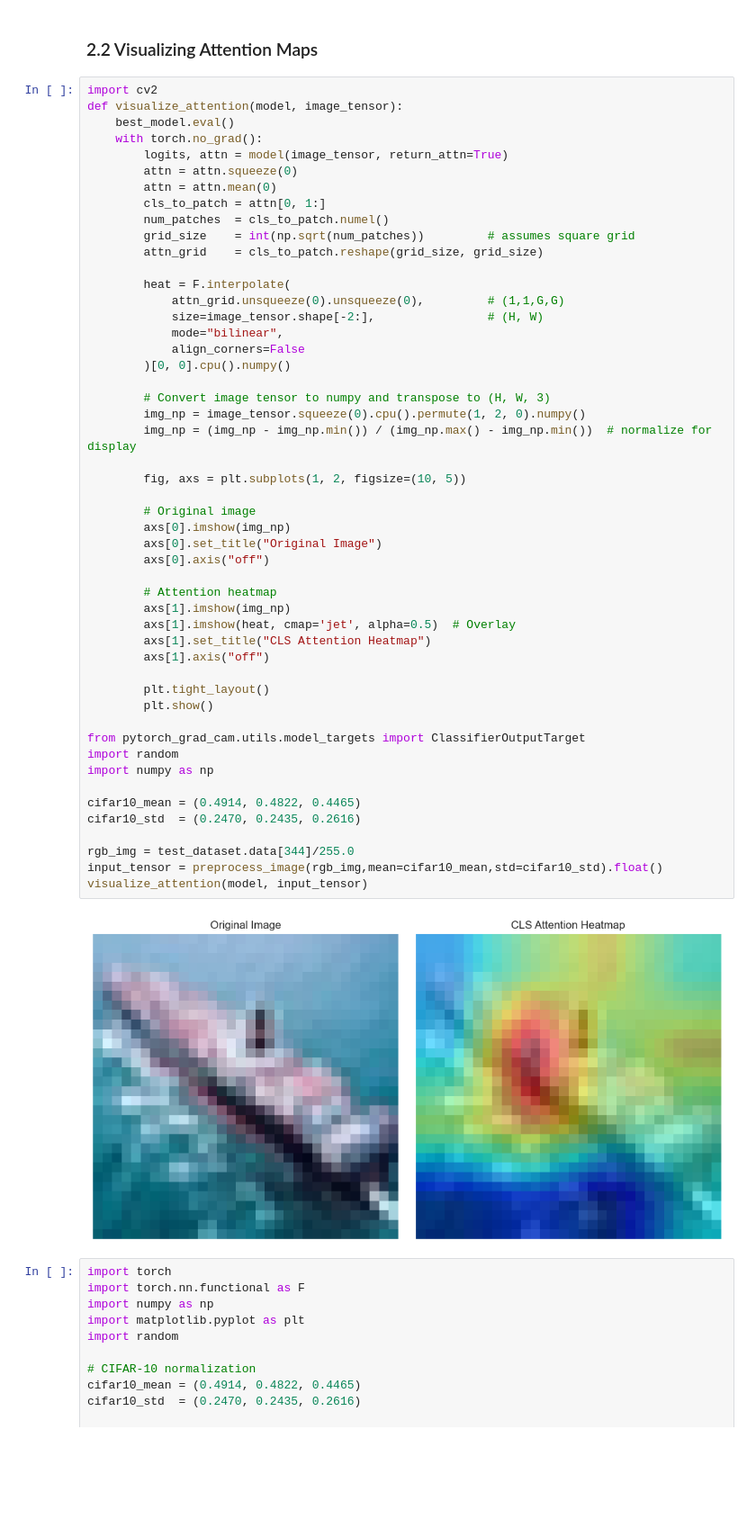
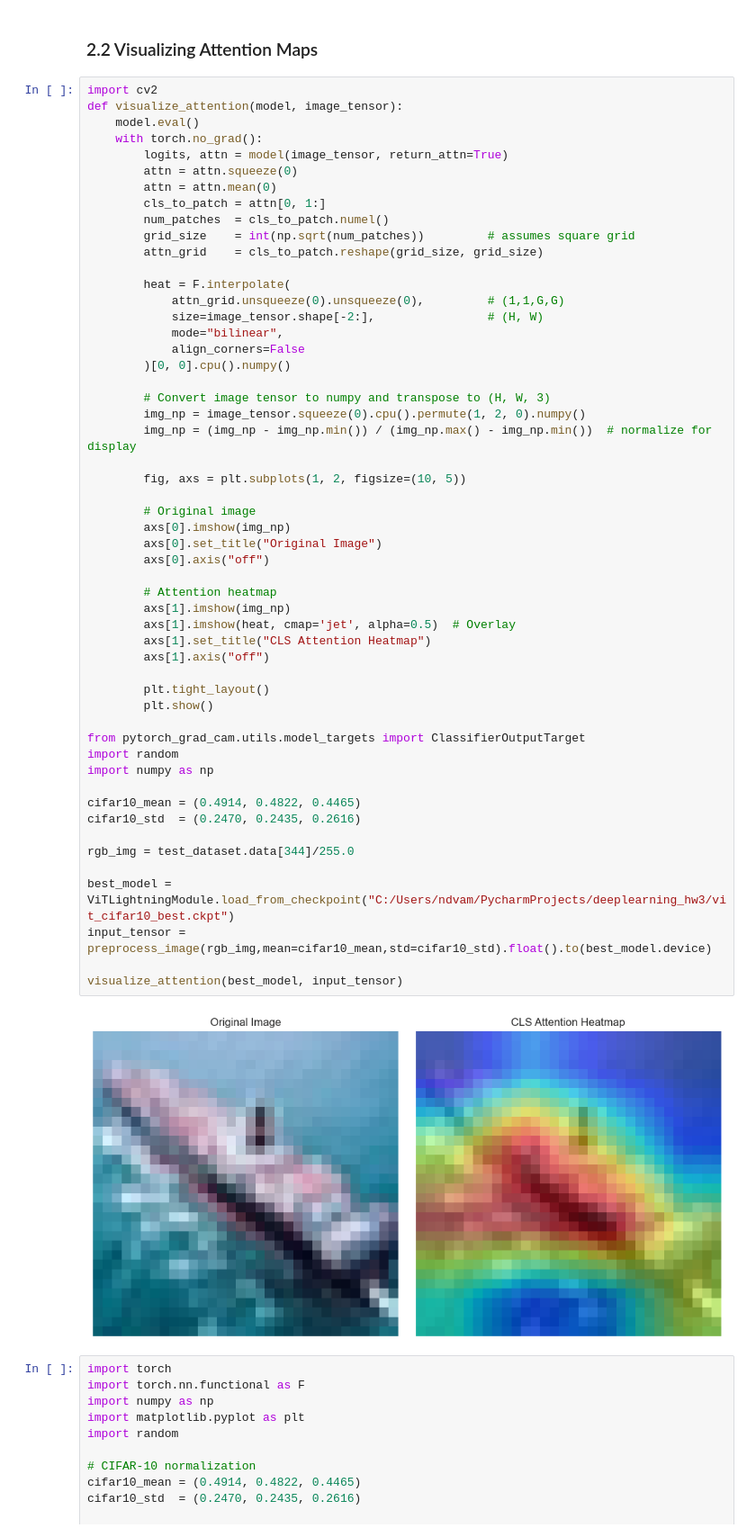
Before and after one commit to amirnadaBGU/deeplearning_hw3, a Jupyter notebook: Assignment3.ipynb, the cells around one changed output. Shown at 90% size. Saved outputs shown, nothing was run; the diff lists cells and outputs as text; blank space fills up the shorter version.

```diff
--- a/Assignment3.ipynb
+++ b/Assignment3.ipynb
@@ -1205,7 +1208,7 @@ plt.show()
 # %%
 import cv2
 def visualize_attention(model, image_tensor):
-    best_model.eval()
+    model.eval()
     with torch.no_grad():
         logits, attn = model(image_tensor, return_attn=True)
         attn = attn.squeeze(0)
@@ -1224,36 +1227,39 @@ def visualize_attention(model, image_tensor):
 
         # Convert image tensor to numpy and transpose to (H, W, 3)
         img_np = image_tensor.squeeze(0).cpu().permute(1, 2, 0).numpy()
         img_np = (img_np - img_np.min()) / (img_np.max() - img_np.min())  # normalize for display
 
         fig, axs = plt.subplots(1, 2, figsize=(10, 5))
 
         # Original image
         axs[0].imshow(img_np)
         axs[0].set_title("Original Image")
         axs[0].axis("off")
 
         # Attention heatmap
         axs[1].imshow(img_np)
         axs[1].imshow(heat, cmap='jet', alpha=0.5)  # Overlay
         axs[1].set_title("CLS Attention Heatmap")
         axs[1].axis("off")
 
         plt.tight_layout()
         plt.show()
 
 from pytorch_grad_cam.utils.model_targets import ClassifierOutputTarget
 import random
 import numpy as np
 
 cifar10_mean = (0.4914, 0.4822, 0.4465)
 cifar10_std  = (0.2470, 0.2435, 0.2616)
 
 rgb_img = test_dataset.data[344]/255.0
-input_tensor = preprocess_image(rgb_img,mean=cifar10_mean,std=cifar10_std).float()
-visualize_attention(model, input_tensor)
+
+best_model = ViTLightningModule.load_from_checkpoint("C:/Users/ndvam/PycharmProjects/deeplearning_hw3/vit_cifar10_best.ckpt")
+input_tensor = preprocess_image(rgb_img,mean=cifar10_mean,std=cifar10_std).float().to(best_model.device)
+
+visualize_attention(best_model, input_tensor)
 # %% [output]
-[figure, old version]
+[figure, new version]
 # %%
 import torch
 import torch.nn.functional as F
```
Also changed, not shown: parts of 6 cells of this notebook.
